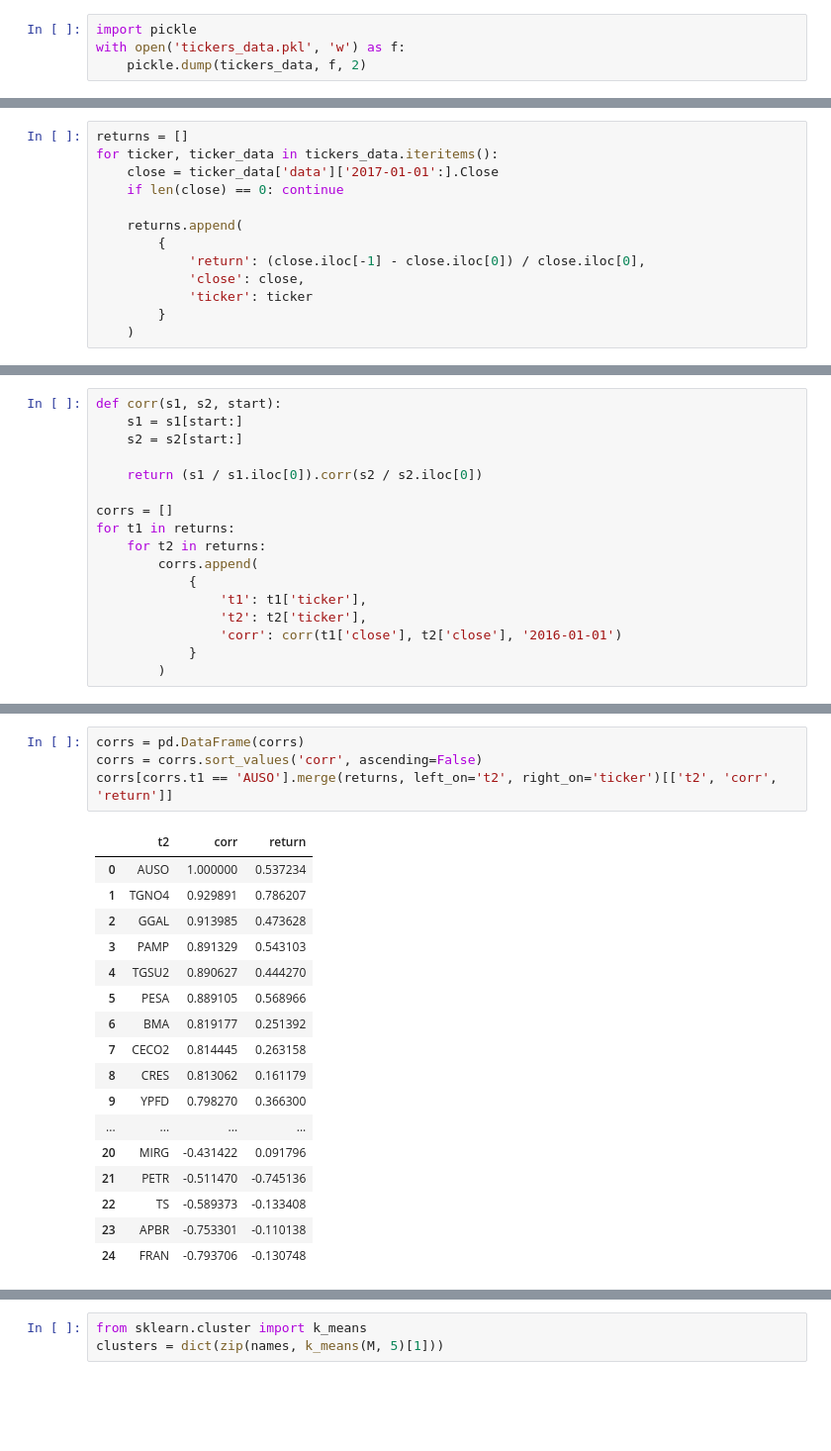
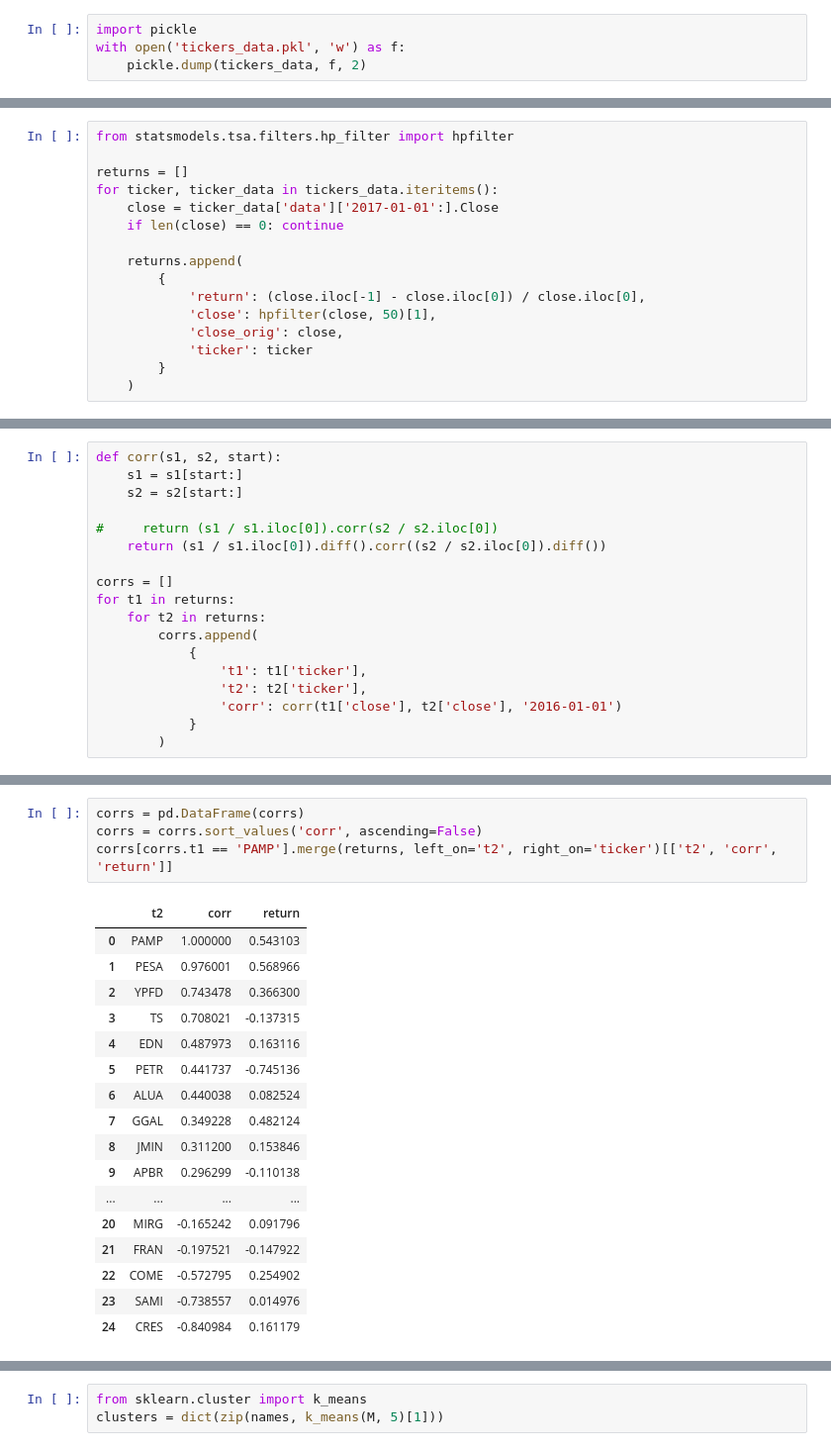
Before and after one commit to elsonidoq/fondos, a Jupyter notebook: Correlacion Merval.ipynb, the cells around one changed output, grey strips where cells are left out. Shown at 99% size. Saved outputs shown, nothing was run; the diff lists cells and outputs as text; blank space fills up the shorter version.

```diff
--- a/Correlacion Merval.ipynb
+++ b/Correlacion Merval.ipynb
@@ -34,4 +37,6 @@ with open('tickers_data.pkl', 'w') as f:
 # %%
+from statsmodels.tsa.filters.hp_filter import hpfilter
+
 returns = []
 for ticker, ticker_data in tickers_data.iteritems():
     close = ticker_data['data']['2017-01-01':].Close
@@ -40,7 +45,8 @@ for ticker, ticker_data in tickers_data.iteritems():
     returns.append(
         {
             'return': (close.iloc[-1] - close.iloc[0]) / close.iloc[0],
-            'close': close,
+            'close': hpfilter(close, 50)[1],
+            'close_orig': close,
             'ticker': ticker
         }
     )
@@ -49,7 +65,8 @@ def corr(s1, s2, start):
     s1 = s1[start:]
     s2 = s2[start:]
 
-    return (s1 / s1.iloc[0]).corr(s2 / s2.iloc[0])
+#     return (s1 / s1.iloc[0]).corr(s2 / s2.iloc[0])
+    return (s1 / s1.iloc[0]).diff().corr((s2 / s2.iloc[0]).diff())
 
 corrs = []
 for t1 in returns:
@@ -86,23 +103,23 @@ returns.sort_values('return', ascending=False)[['ticker', 'return']]
 # %%
 corrs = pd.DataFrame(corrs)
 corrs = corrs.sort_values('corr', ascending=False)
-corrs[corrs.t1 == 'AUSO'].merge(returns, left_on='t2', right_on='ticker')[['t2', 'corr', 'return']]
+corrs[corrs.t1 == 'PAMP'].merge(returns, left_on='t2', right_on='ticker')[['t2', 'corr', 'return']]
 # %% [output]
 |  | t2 | corr | return |
-| 0 | AUSO | 1.000000 | 0.537234 |
-| 1 | TGNO4 | 0.929891 | 0.786207 |
-| 2 | GGAL | 0.913985 | 0.473628 |
-| 3 | PAMP | 0.891329 | 0.543103 |
-| 4 | TGSU2 | 0.890627 | 0.444270 |
-| 5 | PESA | 0.889105 | 0.568966 |
-| 6 | BMA | 0.819177 | 0.251392 |
-| 7 | CECO2 | 0.814445 | 0.263158 |
-| 8 | CRES | 0.813062 | 0.161179 |
-| 9 | YPFD | 0.798270 | 0.366300 |
+| 0 | PAMP | 1.000000 | 0.543103 |
+| 1 | PESA | 0.976001 | 0.568966 |
+| 2 | YPFD | 0.743478 | 0.366300 |
+| 3 | TS | 0.708021 | -0.137315 |
+| 4 | EDN | 0.487973 | 0.163116 |
+| 5 | PETR | 0.441737 | -0.745136 |
+| 6 | ALUA | 0.440038 | 0.082524 |
+| 7 | GGAL | 0.349228 | 0.482124 |
+| 8 | JMIN | 0.311200 | 0.153846 |
+| 9 | APBR | 0.296299 | -0.110138 |
 | ... | ... | ... | ... |
-| 20 | MIRG | -0.431422 | 0.091796 |
-| 21 | PETR | -0.511470 | -0.745136 |
-| 22 | TS | -0.589373 | -0.133408 |
-| 23 | APBR | -0.753301 | -0.110138 |
-| 24 | FRAN | -0.793706 | -0.130748 |
+| 20 | MIRG | -0.165242 | 0.091796 |
+| 21 | FRAN | -0.197521 | -0.147922 |
+| 22 | COME | -0.572795 | 0.254902 |
+| 23 | SAMI | -0.738557 | 0.014976 |
+| 24 | CRES | -0.840984 | 0.161179 |
 # %%
```
Also changed, not shown: parts of 6 cells of this notebook, 1 other file.
